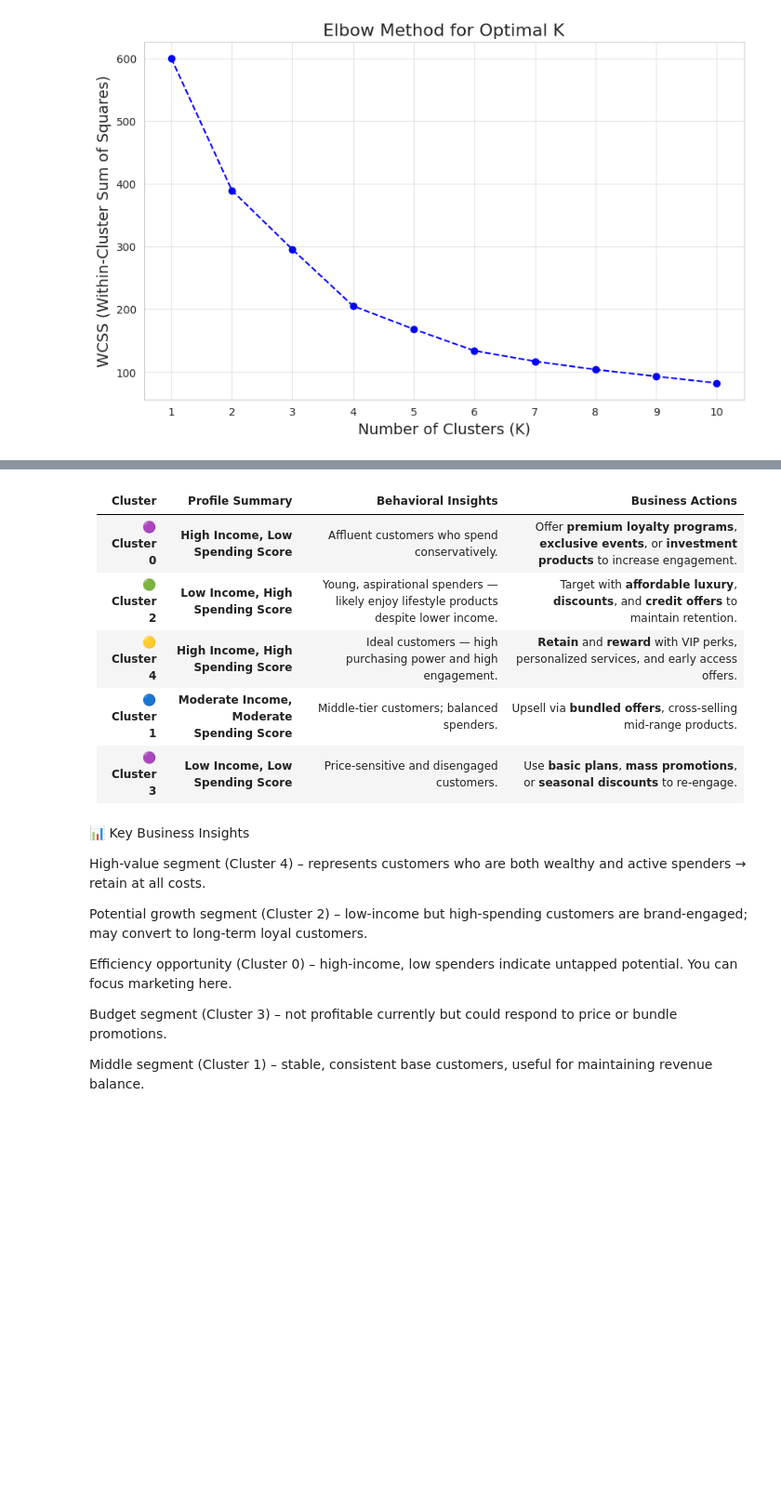
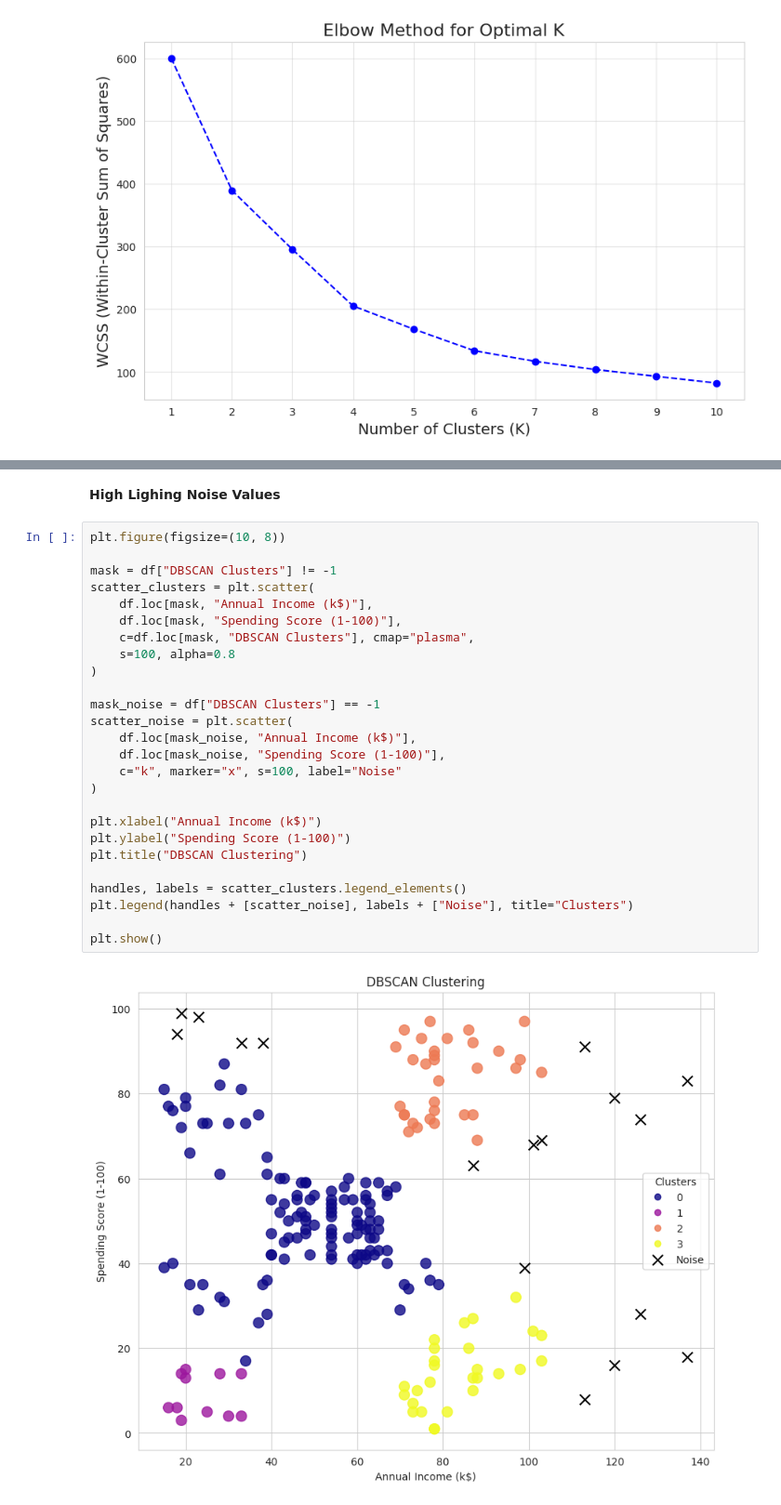
Before and after one commit to Satya-789/ML_Unsupervised_Customer_segmentation, a Jupyter notebook: ML_Unsupervised_Customer_segmentation.ipynb, the cells around one changed output, grey strips where cells are left out. Shown at 93% size. Cells and saved outputs as stored; diff of their text form; blank space fills up the shorter version.

```diff
--- a/ML_Unsupervised_Customer_segmentation.ipynb
+++ b/ML_Unsupervised_Customer_segmentation.ipynb
@@ -227,20 +286,30 @@ plt.show()
-# %% [markdown]
-| **Cluster**      | **Profile Summary**                          | **Behavioral Insights**                                                              | **Business Actions**                                                                                         |
-| ---------------- | -------------------------------------------- | ------------------------------------------------------------------------------------ | ------------------------------------------------------------------------------------------------------------ |
-| 🟣 **Cluster 0** | **High Income, Low Spending Score**          | Affluent customers who spend conservatively.                                         | Offer **premium loyalty programs**, **exclusive events**, or **investment products** to increase engagement. |
-| 🟢 **Cluster 2** | **Low Income, High Spending Score**          | Young, aspirational spenders — likely enjoy lifestyle products despite lower income. | Target with **affordable luxury**, **discounts**, and **credit offers** to maintain retention.               |
-| 🟡 **Cluster 4** | **High Income, High Spending Score**         | Ideal customers — high purchasing power and high engagement.                         | **Retain** and **reward** with VIP perks, personalized services, and early access offers.                    |
-| 🔵 **Cluster 1** | **Moderate Income, Moderate Spending Score** | Middle-tier customers; balanced spenders.                                            | Upsell via **bundled offers**, cross-selling mid-range products.                                             |
-| 🟣 **Cluster 3** | **Low Income, Low Spending Score**           | Price-sensitive and disengaged customers.                                            | Use **basic plans**, **mass promotions**, or **seasonal discounts** to re-engage.                            |
-# %% [markdown]
-📊 Key Business Insights
-
-High-value segment (Cluster 4) – represents customers who are both wealthy and active spenders → retain at all costs.
-
-Potential growth segment (Cluster 2) – low-income but high-spending customers are brand-engaged; may convert to long-term loyal customers.
-
-Efficiency opportunity (Cluster 0) – high-income, low spenders indicate untapped potential. You can focus marketing here.
-
-Budget segment (Cluster 3) – not profitable currently but could respond to price or bundle promotions.
-
-Middle segment (Cluster 1) – stable, consistent base customers, useful for maintaining revenue balance.
+# %% [markdown]
+**High Lighing Noise Values**
+# %%
+plt.figure(figsize=(10, 8))
+
+mask = df["DBSCAN Clusters"] != -1
+scatter_clusters = plt.scatter(
+    df.loc[mask, "Annual Income (k$)"],
+    df.loc[mask, "Spending Score (1-100)"],
+    c=df.loc[mask, "DBSCAN Clusters"], cmap="plasma",
+    s=100, alpha=0.8
+)
+
+mask_noise = df["DBSCAN Clusters"] == -1
+scatter_noise = plt.scatter(
+    df.loc[mask_noise, "Annual Income (k$)"],
+    df.loc[mask_noise, "Spending Score (1-100)"],
+    c="k", marker="x", s=100, label="Noise"
+)
+
+plt.xlabel("Annual Income (k$)")
+plt.ylabel("Spending Score (1-100)")
+plt.title("DBSCAN Clustering")
+
+handles, labels = scatter_clusters.legend_elements()
+plt.legend(handles + [scatter_noise], labels + ["Noise"], title="Clusters")
+
+plt.show()
+# %% [output]
+[figure, added]
```
Also changed, not shown: parts of 13 cells of this notebook.
